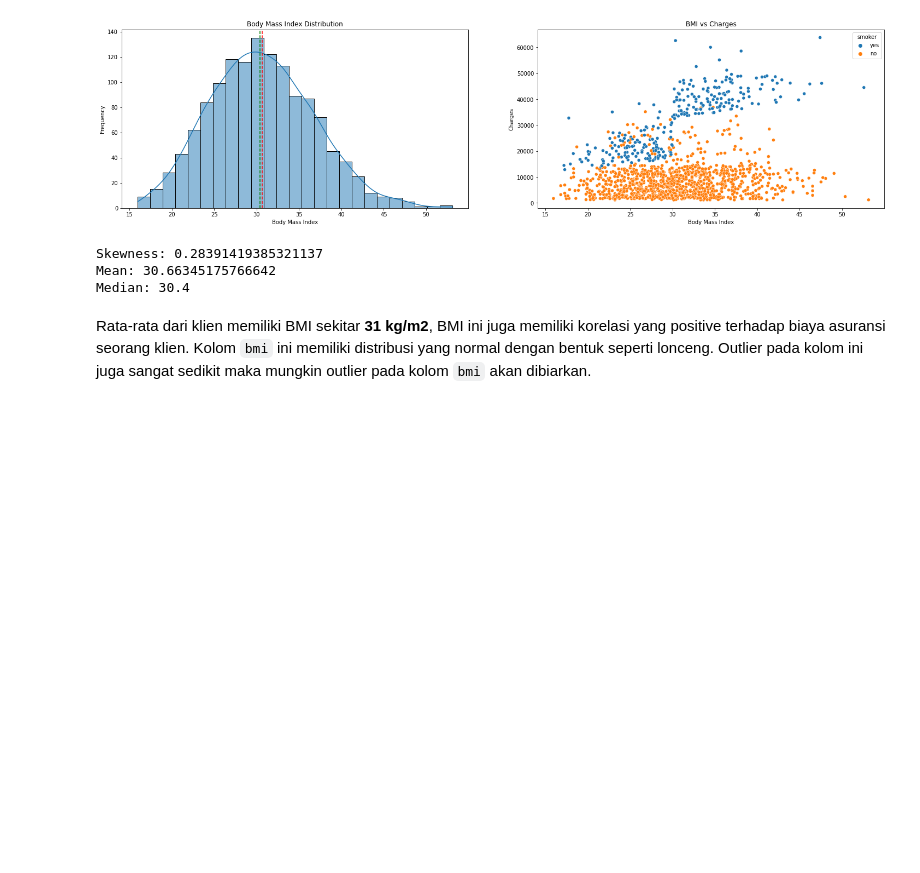
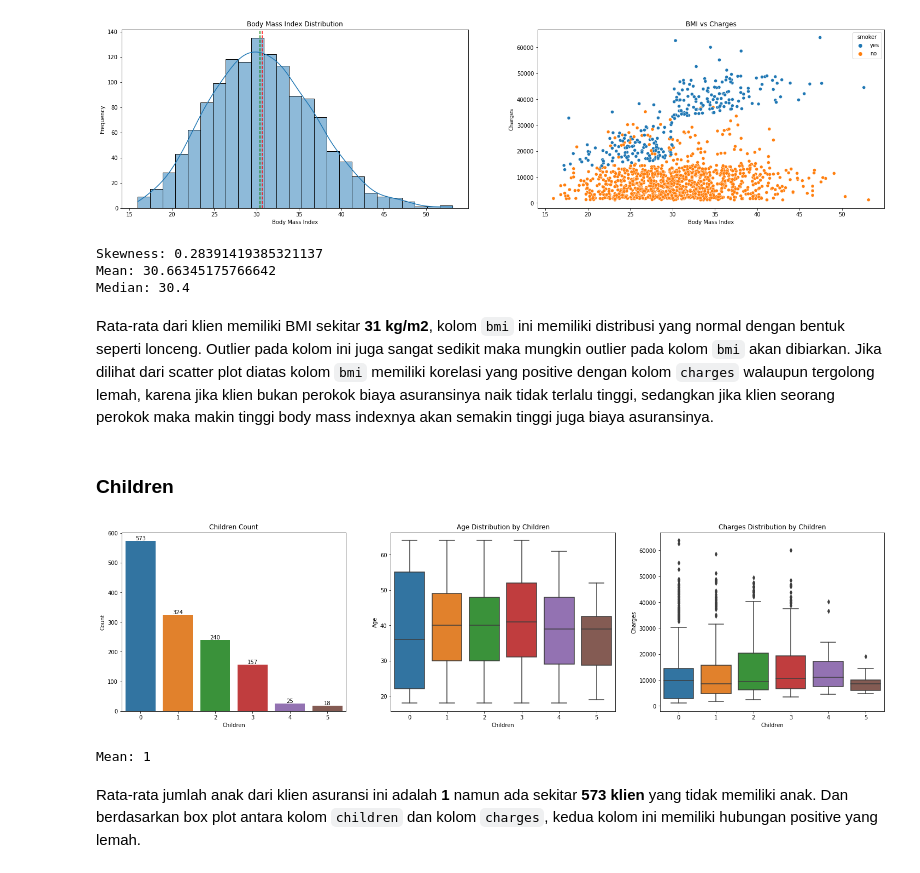
Before and after one commit to Penzragon/h8dsft_P1Milestone2, a Jupyter notebook: script.ipynb, the cells around one changed output. Drawn from its saved outputs; the diff is of its cells as text; code cells hidden in the pictures; blank space fills up the shorter version.

Commit message:
Add children EDA

```diff
--- a/script.ipynb
+++ b/script.ipynb
@@ -262,4 +262,33 @@ Skewness: 0.28391419385321137
 Mean: 30.66345175766642
 Median: 30.4
 # %% [markdown]
-Rata-rata dari klien memiliki BMI sekitar **31 kg/m2**, BMI ini juga memiliki korelasi yang positive terhadap biaya asuransi seorang klien. Kolom `bmi` ini memiliki distribusi yang normal dengan bentuk seperti lonceng. Outlier pada kolom ini juga sangat sedikit maka mungkin outlier pada kolom `bmi` akan dibiarkan.
+Rata-rata dari klien memiliki BMI sekitar **31 kg/m2**, kolom `bmi` ini memiliki distribusi yang normal dengan bentuk seperti lonceng. Outlier pada kolom ini juga sangat sedikit maka mungkin outlier pada kolom `bmi` akan dibiarkan. Jika dilihat dari scatter plot diatas kolom `bmi` memiliki korelasi yang positive dengan kolom `charges` walaupun tergolong lemah, karena jika klien bukan perokok biaya asuransinya naik tidak terlalu tinggi, sedangkan jika klien seorang perokok maka makin tinggi body mass indexnya akan semakin tinggi juga biaya asuransinya.
+# %% [markdown]
+### Children
+# %%
+plt.figure(figsize=(25, 6))
+plt.subplot(1, 3, 1)
+fig = sns.countplot(x='children', data=insurance)
+for p in fig.patches:
+    height = p.get_height()
+    fig.text(p.get_x() + p.get_width()/2.,height + 3, '{:1.0f}'.format(height), ha="center")
+plt.title('Children Count')
+plt.xlabel('Children')
+plt.ylabel('Count')
+plt.subplot(1, 3, 2)
+sns.boxplot(x='children', y='age', data=insurance)
+plt.title('Age Distribution by Children')
+plt.xlabel('Children')
+plt.ylabel('Age')
+plt.subplot(1, 3, 3)
+sns.boxplot(x='children', y='charges', data=insurance)
+plt.title('Charges Distribution by Children')
+plt.xlabel('Children')
+plt.ylabel('Charges')
+plt.show()
+print(f'Mean: {(insurance["children"].mean()):.0f}')
+# %% [output]
+[figure, added]
+Mean: 1
+# %% [markdown]
+Rata-rata jumlah anak dari klien asuransi ini adalah **1** namun ada sekitar **573 klien** yang tidak memiliki anak. Dan berdasarkan box plot antara kolom `children` dan kolom `charges`, kedua kolom ini memiliki hubungan positive yang lemah.
```
